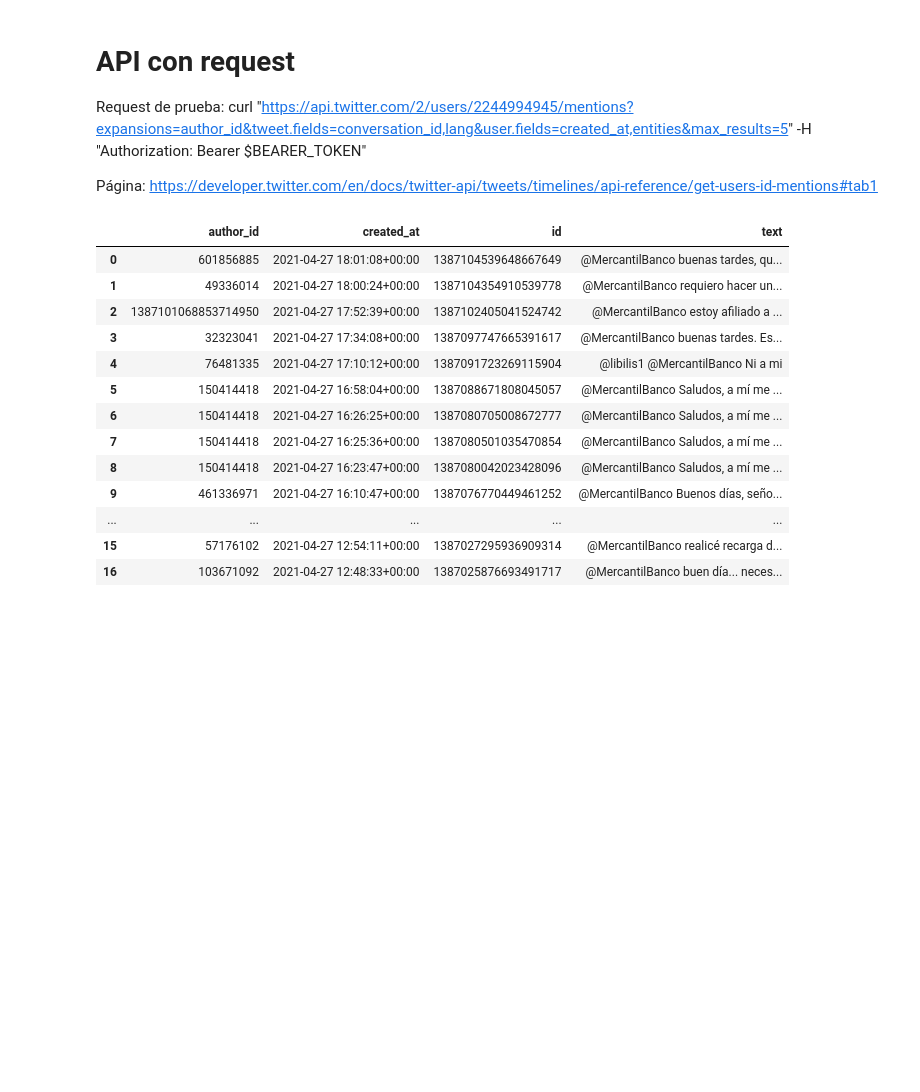
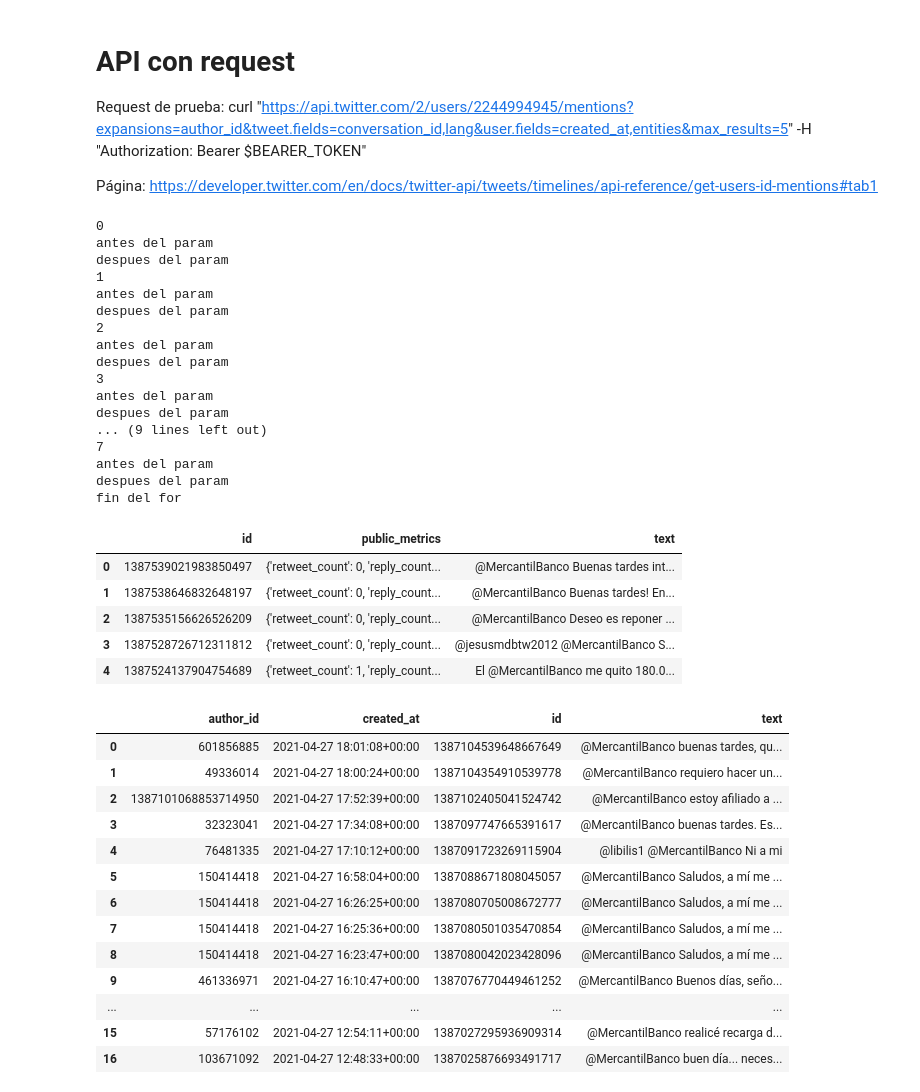
Before and after one commit to dgiampapa/QueEstaPasando, a Jupyter notebook: notebooks/search twitter.ipynb, the cells around one changed output. Saved outputs shown, nothing was run; the diff lists cells and outputs as text; code cells hidden in the pictures; blank space fills up the shorter version.

```diff
--- a/notebooks/search twitter.ipynb
+++ b/notebooks/search twitter.ipynb
@@ -33,11 +33,12 @@ Página:
 https://developer.twitter.com/en/docs/twitter-api/tweets/timelines/api-reference/get-users-id-mentions#tab1
 # %%
 import requests
+from requests_oauthlib import OAuth1
 import pandas as pd
 
 #curl "https://api.twitter.com/2/tweets/search/all?query=from%3Atwitterdev%20new%20-is%3Aretweet&max_results=10" -H "Authorization: Bearer $BEARER_TOKEN"
 
-def buscar_tweets_mentions(mentions_id, cantidad_tweet=400):
+def buscar_tweets_mentions(mentions_id, cantidad_tweet=800):
 
     headers = {'Authorization': f'Bearer {Bearer}'} # Variable de autorizador
     url = f'https://api.twitter.com/2/users/{mentions_id}/mentions' # url de invocacion
@@ -45,16 +46,24 @@ def buscar_tweets_mentions(mentions_id, cantidad_tweet=400):
     data = pd.DataFrame()
     params = {
         'tweet.fields': 'created_at,author_id',
-        'max_results':10}
+        'tweet.fields': 'public_metrics',
+        'max_results':100}
 
-    for cantidad in range(int(cantidad_tweet/10)):
-            respuesta = requests.get(url, params=params, headers=headers).json()
-            data = data.append(respuesta['data'])
-            params = {
-                'tweet.fields': 'created_at,author_id',
-                'pagination_token': respuesta['meta']['next_token'],
-                'max_results':10}
+    auth = OAuth1(ckey, csecret,
+               atoken, asecret)
 
+    for cantidad in range(int(cantidad_tweet/100)):
+        print (cantidad)
+        respuesta = requests.get(url, params=params, headers=headers).json()
+        data = data.append(respuesta['data'])
+        print ('antes del param')
+        params = {
+            'tweet.fields': 'created_at,author_id',
+            'tweet.fields': 'public_metrics',
+            'pagination_token': respuesta['meta']['next_token'],
+            'max_results':100}
+        print ('despues del param')
+    print ('fin del for')
     return data
 # %%
 def grabar_tweets(df, ruta_archivo):
@@ -64,7 +73,32 @@ def leer_tweets(ruta_archivo):
     return pd.read_csv(ruta_archivo, index_col=0)
 # %%
 id = 67401711
-respuesta_funcion = buscar_tweets_mentions(id,20)
+respuesta_funcion = buscar_tweets_mentions(id)
+respuesta_funcion.head()
+# %% [output]
+0
+antes del param
+despues del param
+1
+antes del param
+despues del param
+2
+antes del param
+despues del param
+3
+antes del param
+despues del param
+... (9 lines left out)
+7
+antes del param
+despues del param
+fin del for
+|  | id | public_metrics | text |
+| 0 | 1387539021983850497 | {'retweet_count': 0, 'reply_count... | @MercantilBanco Buenas tardes int... |
+| 1 | 1387538646832648197 | {'retweet_count': 0, 'reply_count... | @MercantilBanco Buenas tardes! En... |
+| 2 | 1387535156626526209 | {'retweet_count': 0, 'reply_count... | @MercantilBanco Deseo es reponer ... |
+| 3 | 1387528726712311812 | {'retweet_count': 0, 'reply_count... | @jesusmdbtw2012 @MercantilBanco S... |
+| 4 | 1387524137904754689 | {'retweet_count': 1, 'reply_count... | El @MercantilBanco me quito 180.0... |
 # %%
 ruta = f'../raw_data/{id}.csv'
 grabar_tweets(respuesta_funcion, ruta)
```
Also changed, not shown: parts of 13 cells of this notebook, 13 other files.
